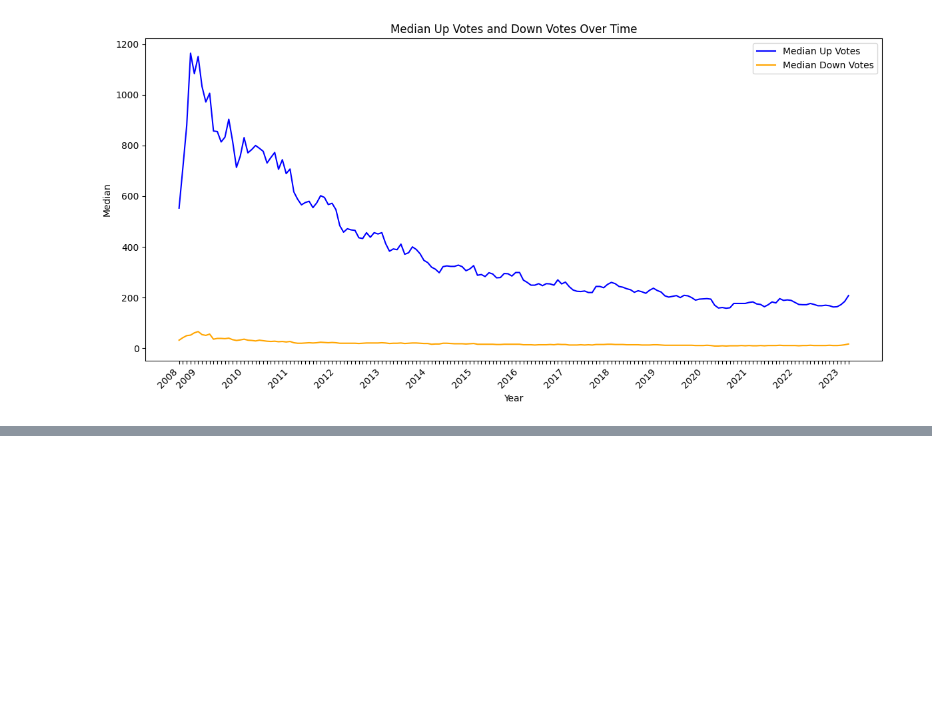
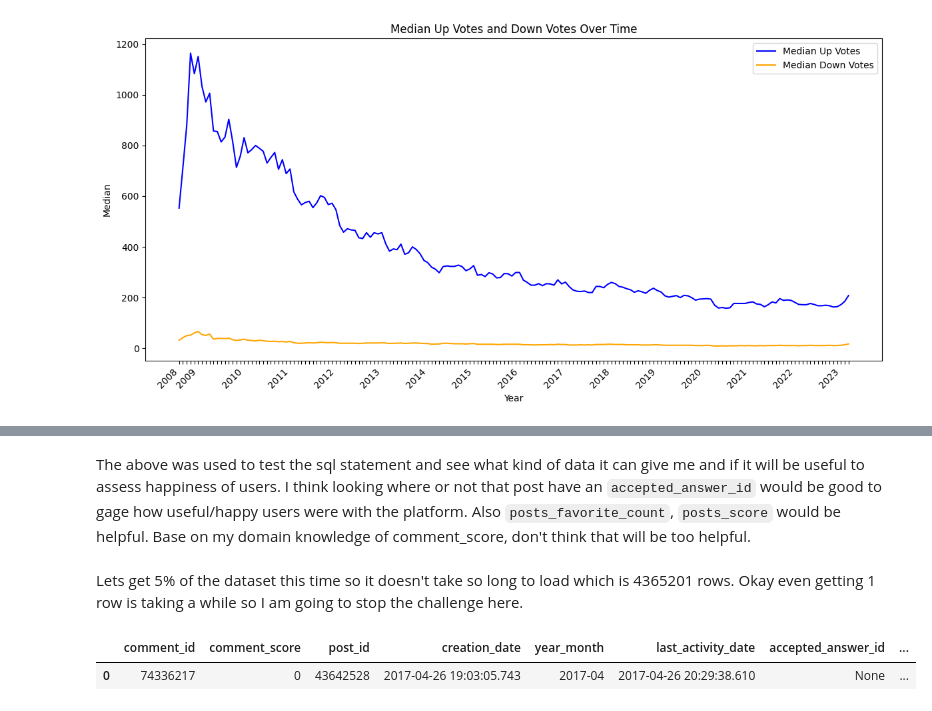
Before and after one commit to denisecodes/stack_overflow_dashboard, a Jupyter notebook: stack_overflow_dashboard.ipynb, the cells around one changed output, grey strips where cells are left out. Cells and saved outputs as stored; diff of their text form; code cells hidden in the pictures; blank space fills up the shorter version.

```diff
--- a/stack_overflow_dashboard.ipynb
+++ b/stack_overflow_dashboard.ipynb
@@ -717,0 +771,28 @@ Overall, when Stackoverflow first took off as a product, it grew in popularity q
+# %% [markdown]
+The above was used to test the sql statement and see what kind of data it can give me and if it will be useful to assess happiness of users. I think looking where or not that post have an `accepted_answer_id` would be good to gage how useful/happy users were with the platform. Also `posts_favorite_count`, `posts_score` would be helpful. Base on my domain knowledge of comment_score, don't think that will be too helpful.
+# %% [markdown]
+Lets get 5% of the dataset this time so it doesn't take so long to load which is 4365201 rows. Okay even getting 1 row is taking a while so I am going to stop the challenge here.
+# %%
+join_query = '''
+    SELECT
+    comments.id AS comment_id,
+    comments.score AS comment_score,
+    posts.id AS post_id,
+    posts.creation_date,
+    TO_CHAR(posts.creation_date, 'YYYY-MM') AS year_month,
+    posts.last_activity_date,
+    posts.accepted_answer_id,
+    posts.favorite_count AS posts_favorite_count,
+    posts.score AS post_score
+    FROM posts
+    INNER JOIN
+    comments
+    ON comments.post_id = posts.id
+    ORDER BY RANDOM()
+    LIMIT 1
+'''
+sample_posts_comments = pd.read_sql(join_query, connection)
+sample_posts_comments
+# %% [output]
+|  | comment_id | comment_score | post_id | creation_date | year_month | last_activity_date | accepted_answer_id | ... |
+| 0 | 74336217 | 0 | 43642528 | 2017-04-26 19:03:05.743 | 2017-04 | 2017-04-26 20:29:38.610 | None | ... |
```
Also changed, not shown: parts of 13 cells of this notebook.
